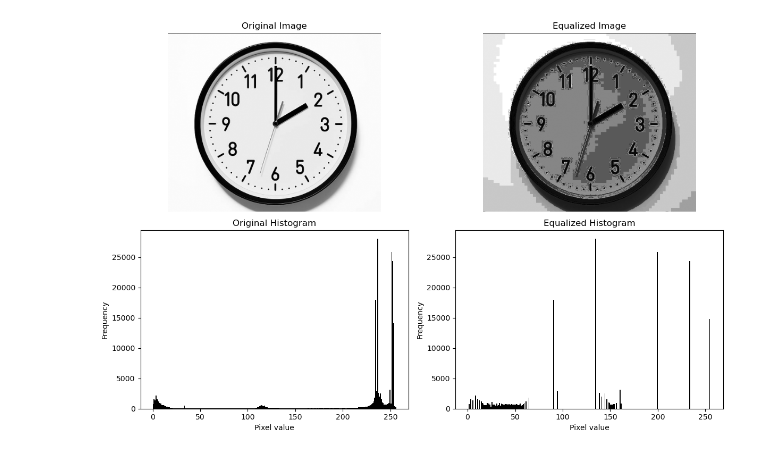
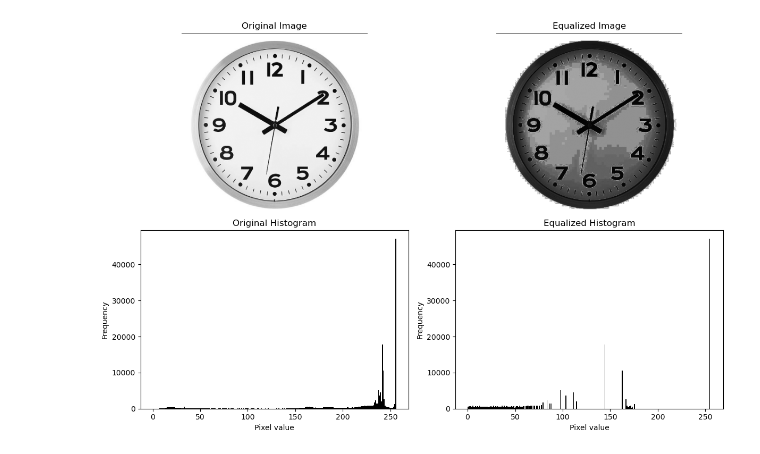
Before and after one commit to musarratswapnil/CSE4128-Image-Project, a Jupyter notebook: clock.ipynb, the cells around one changed output. Saved outputs shown, nothing was run; the diff lists cells and outputs as text; code cells hidden in the pictures.

Commit message:
histogram

```diff
--- a/clock.ipynb
+++ b/clock.ipynb
@@ -39,32 +39,32 @@ def plot_histogram(img, title, pos):
     plt.hist(img.ravel(), bins=256, range=[0, 256], color='black')
     plt.title(title)
     plt.xlabel('Pixel value')
     plt.ylabel('Frequency')
 
-image_path = 'input images/input2.png'
+image_path = 'input images/input3.png'
 image = load_image(image_path)
 if image is None:
     exit()
 
 gray = cv2.cvtColor(image, cv2.COLOR_BGR2GRAY)
 
 hist, prob, cdf, trans, eq_img = Manual_equalizeHist(gray)
 
 plt.figure(figsize=(12, 8))
 plt.subplot(2, 2, 1)
 plt.imshow(gray, cmap='gray')
 plt.title('Original Image')
 plt.axis('off')
 
 plt.subplot(2, 2, 2)
 plt.imshow(eq_img, cmap='gray')
 plt.title('Equalized Image')
 plt.axis('off')
 
 plot_histogram(gray, 'Original Histogram', 3)
 plot_histogram(eq_img, 'Equalized Histogram', 4)
 
 plt.tight_layout()
 plt.show()
 # %% [output]
-[figure, old version]
+[figure, new version]
```
